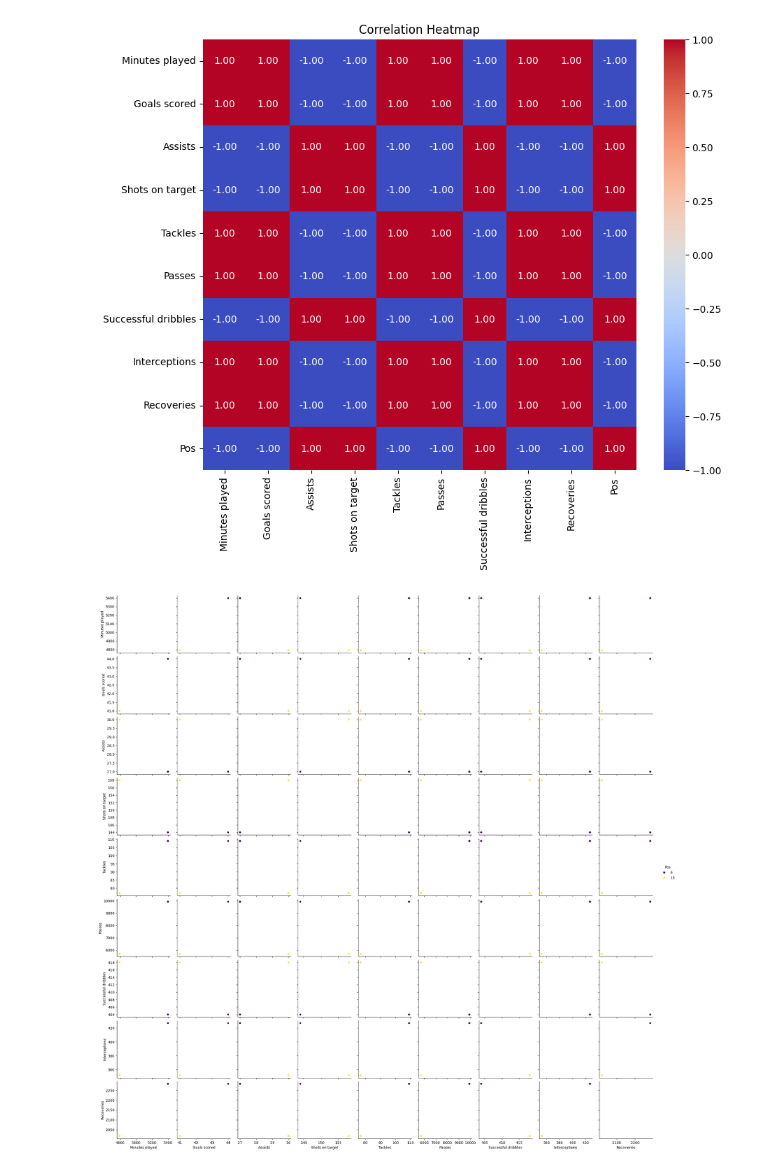
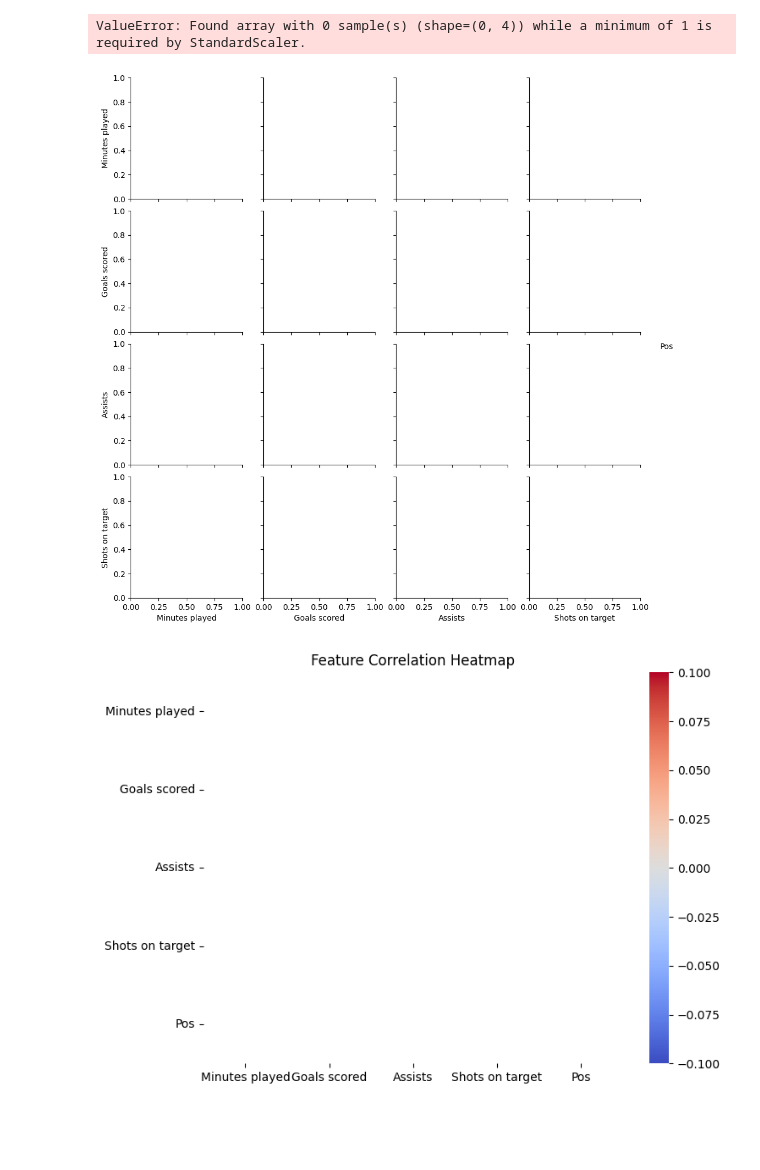
Before and after one commit to Bill-Shawn/CPSC322-FinalProject, a Jupyter notebook: final.ipynb, the cells around one changed output. Saved outputs shown, nothing was run; the diff lists cells and outputs as text; code cells hidden in the pictures; blank space fills up the shorter version.

```diff
--- a/final.ipynb
+++ b/final.ipynb
@@ -230,16 +247,34 @@ X_scaled = scaler.fit_transform(X)
+# %%
+# Combine rare classes or drop them (if necessary)
+rare_classes = y.value_counts()[y.value_counts() < 2].index
+team_data['Pos'] = team_data['Pos'].apply(lambda x: x if x not in rare_classes else None)
+
+# Drop rows with None in the target
+team_data = team_data.dropna(subset=['Pos'])
+
+# Update features and target after fixing rare classes
+X = team_data[features]
+y = team_data['Pos']
+
+# Standardize the features
+scaler = StandardScaler()
+X_scaled = scaler.fit_transform(X)
+
+# Display class distribution after fixing
+print("\nClass Distribution After Fixing:")
+print(y.value_counts())
+# %% [output]
+ValueError: Found array with 0 sample(s) (shape=(0, 4)) while a minimum of 1 is required by StandardScaler.
 # %%
-import seaborn as sns
-import matplotlib.pyplot as plt
+# Pairplot for features
+sns.pairplot(team_data, vars=features, hue='Pos', palette='viridis')
+plt.show()
 
 # Correlation heatmap
-plt.figure(figsize=(10, 8))
-sns.heatmap(merged_data[features + [target]].corr(), annot=True, cmap='coolwarm', fmt='.2f')
-plt.title('Correlation Heatmap')
+plt.figure(figsize=(8, 6))
+sns.heatmap(team_data[features + [target]].corr(), annot=True, cmap="coolwarm")
+plt.title("Feature Correlation Heatmap")
 plt.show()
-
-# Pairplot for relationships
-sns.pairplot(merged_data, vars=features, hue='Pos', palette='viridis', height=2.5)
-plt.show()
 # %% [output]
-[figure, old version]
+[figure, new version]
-[figure, old version]
+[figure, new version]
```
Also changed, not shown: parts of 22 cells of this notebook.
